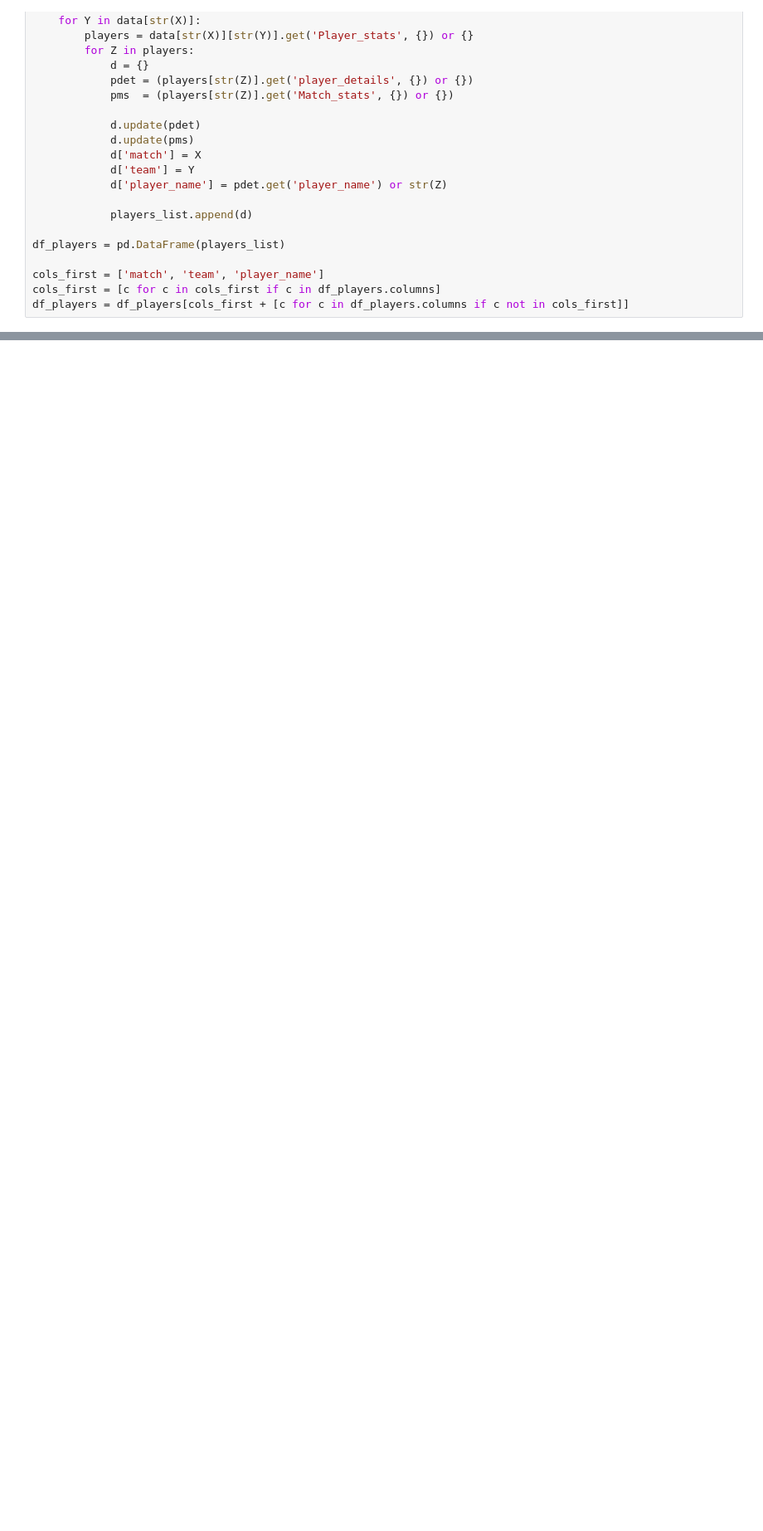
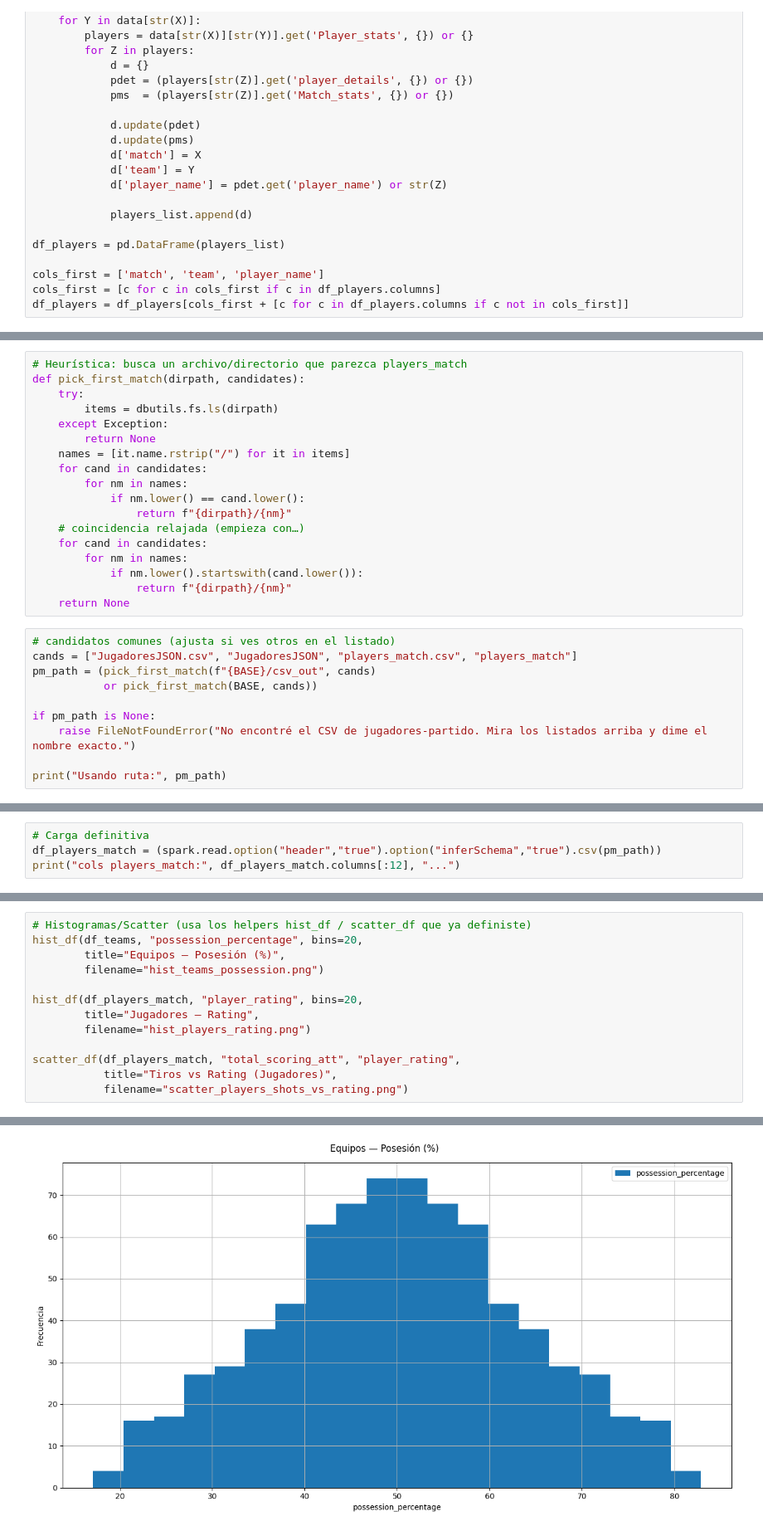
Before and after one commit to T3cm0/Parcial-1-Procesamiento-de-Datos, a Jupyter notebook: notebooks/Parcial_Procesamiento_Datos.ipynb, the cells around one changed output, grey strips where cells are left out. Shown at 83% size. Drawn from its saved outputs; the diff is of its cells as text; blank space fills up the shorter version.

```diff
--- a/notebooks/Parcial_Procesamiento_Datos.ipynb
+++ b/notebooks/Parcial_Procesamiento_Datos.ipynb
@@ -236,0 +725,28 @@ HR / AR (str/int): rojas local/visitante.
+# %%
+# Heurística: busca un archivo/directorio que parezca players_match
+def pick_first_match(dirpath, candidates):
+    try:
+        items = dbutils.fs.ls(dirpath)
+    except Exception:
+        return None
+    names = [it.name.rstrip("/") for it in items]
+    for cand in candidates:
+        for nm in names:
+            if nm.lower() == cand.lower():
+                return f"{dirpath}/{nm}"
+    # coincidencia relajada (empieza con…)
+    for cand in candidates:
+        for nm in names:
+            if nm.lower().startswith(cand.lower()):
+                return f"{dirpath}/{nm}"
+    return None
+# %%
+# candidatos comunes (ajusta si ves otros en el listado)
+cands = ["JugadoresJSON.csv", "JugadoresJSON", "players_match.csv", "players_match"]
+pm_path = (pick_first_match(f"{BASE}/csv_out", cands)
+           or pick_first_match(BASE, cands))
+
+if pm_path is None:
+    raise FileNotFoundError("No encontré el CSV de jugadores-partido. Mira los listados arriba y dime el nombre exacto.")
+
+print("Usando ruta:", pm_path)
@@ -236,0 +755,4 @@ HR / AR (str/int): rojas local/visitante.
+# %%
+# Carga definitiva
+df_players_match = (spark.read.option("header","true").option("inferSchema","true").csv(pm_path))
+print("cols players_match:", df_players_match.columns[:12], "...")
@@ -236,0 +761,14 @@ HR / AR (str/int): rojas local/visitante.
+# %%
+# Histogramas/Scatter (usa los helpers hist_df / scatter_df que ya definiste)
+hist_df(df_teams, "possession_percentage", bins=20,
+        title="Equipos — Posesión (%)",
+        filename="hist_teams_possession.png")
+
+hist_df(df_players_match, "player_rating", bins=20,
+        title="Jugadores — Rating",
+        filename="hist_players_rating.png")
+
+scatter_df(df_players_match, "total_scoring_att", "player_rating",
+           title="Tiros vs Rating (Jugadores)",
+           filename="scatter_players_shots_vs_rating.png")
+# %% [output]
@@ -236,0 +776 @@ HR / AR (str/int): rojas local/visitante.
+[figure, added]
```
Also changed, not shown: parts of 81 cells of this notebook, 10 other files.
